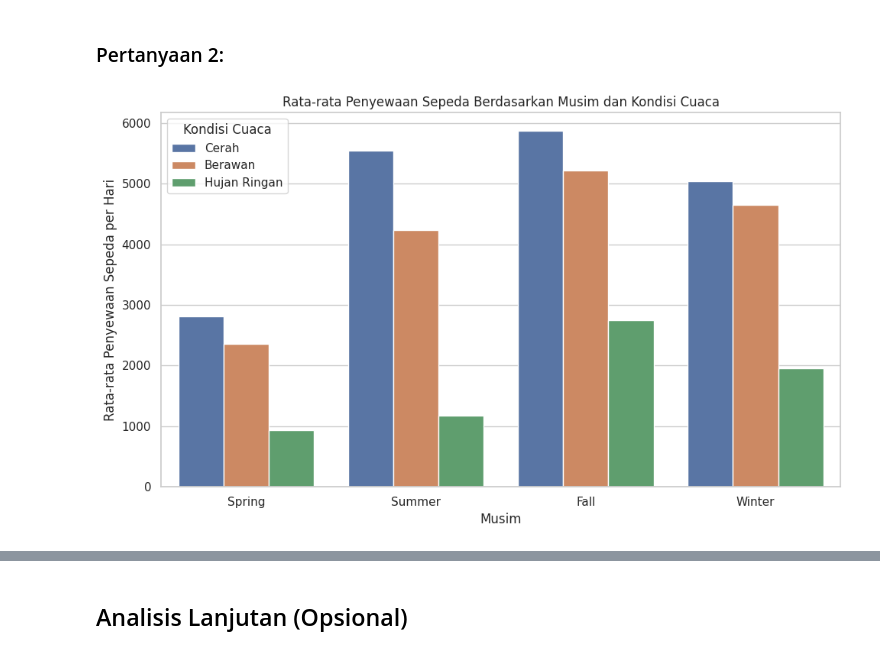
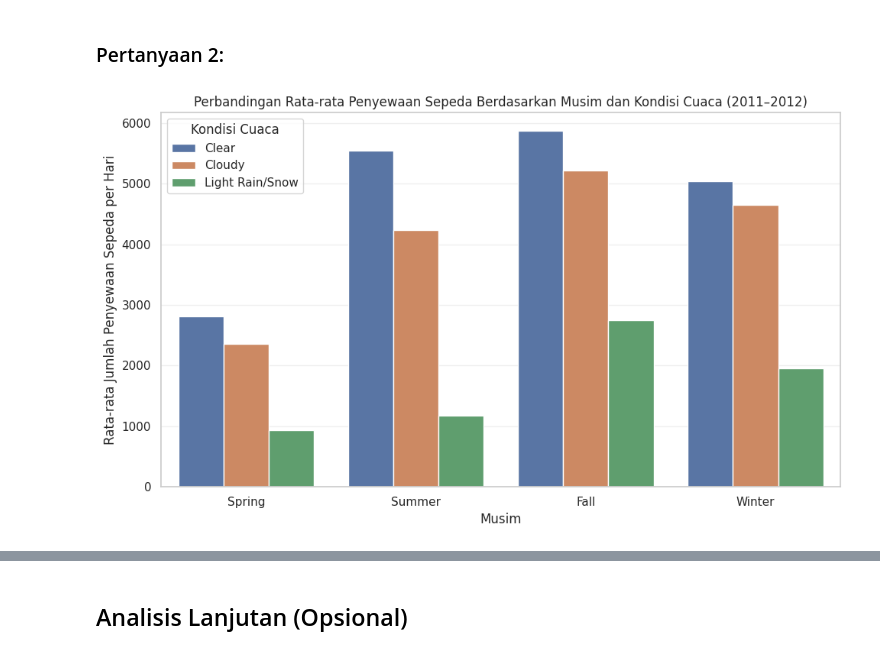
Before and after one commit to nabilarana85-oss/bike-sharing-dashboard, a Jupyter notebook: notebook.ipynb, the cells around one changed output, grey strips where cells are left out. Cells and saved outputs as stored; diff of their text form; code cells hidden in the pictures.

```diff
--- a/notebook.ipynb
+++ b/notebook.ipynb
@@ -283,14 +386,6 @@ season_weather_analysis = day_df.groupby(
     ['season', 'weathersit']
 )['cnt'].mean().reset_index()
 
-# Mengubah kode musim menjadi nama musim
-season_weather_analysis['season'] = season_weather_analysis['season'].map({
-    1: 'Spring',
-    2: 'Summer',
-    3: 'Fall',
-    4: 'Winter'
-})
-
 # Menampilkan hasil analisis
 display(season_weather_analysis)
 # %% [output]
@@ -339,30 +449,28 @@ plt.show()
 # %% [markdown]
 ### Pertanyaan 2:
 # %%
-# Mengubah kode kondisi cuaca menjadi label
-season_weather_analysis['weathersit'] = (
-    season_weather_analysis['weathersit'].map({
-        1: 'Cerah',
-        2: 'Berawan',
-        3: 'Hujan Ringan'
-    })
-)
+# Rata-rata Penyewaan Sepeda Berdasarkan Musim dan Kondisi Cuaca (2011–2012)
 
-# Membuat grafik batang berdasarkan musim dan cuaca
 plt.figure(figsize=(10, 6))
 
 sns.barplot(
     data=season_weather_analysis,
     x='season',
     y='cnt',
-    hue='weathersit'
+    hue='weathersit',
+    order=['Spring', 'Summer', 'Fall', 'Winter'],
+    hue_order=['Clear', 'Cloudy', 'Light Rain/Snow']
 )
 
-plt.title('Rata-rata Penyewaan Sepeda Berdasarkan Musim dan Kondisi Cuaca')
+plt.title(
+    'Perbandingan Rata-rata Penyewaan Sepeda '
+    'Berdasarkan Musim dan Kondisi Cuaca (2011–2012)'
+)
 plt.xlabel('Musim')
-plt.ylabel('Rata-rata Penyewaan Sepeda per Hari')
+plt.ylabel('Rata-rata Jumlah Penyewaan Sepeda per Hari')
 plt.legend(title='Kondisi Cuaca')
+plt.grid(axis='y', alpha=0.3)
 plt.tight_layout()
 plt.show()
 # %% [output]
-[figure, old version]
+[figure, new version]
```
Also changed, not shown: parts of 47 cells of this notebook.
